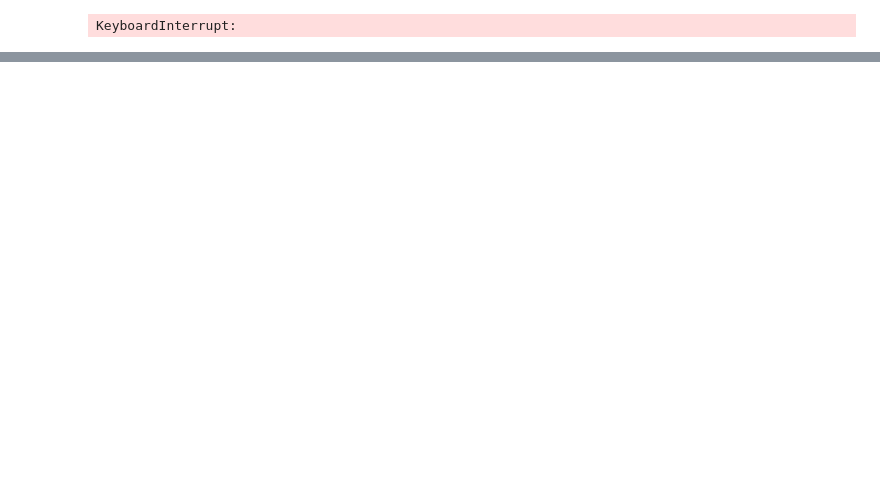
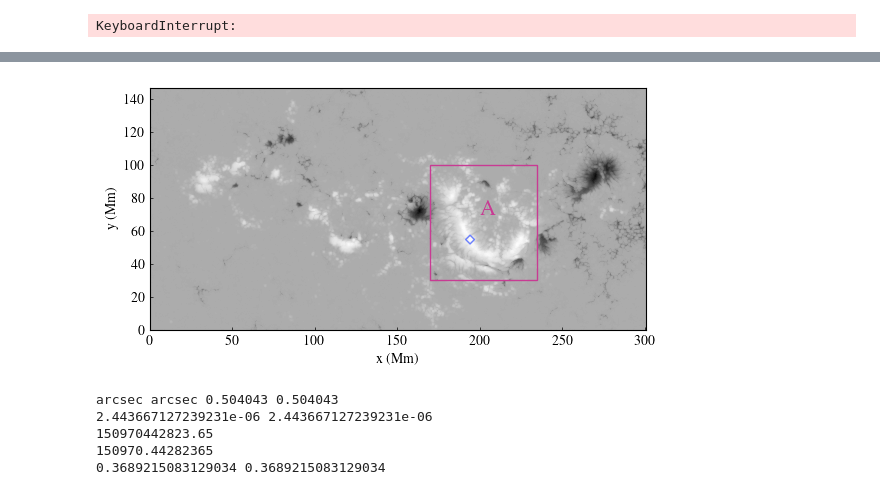
Before and after one commit to LMNadol/mflex, a Jupyter notebook: mhsflex/2024_cme_magnetograms.ipynb, the cells around one changed output, grey strips where cells are left out. Cells and saved outputs as stored; diff of their text form; code cells hidden in the pictures; blank space fills up the shorter version.

```diff
--- a/mhsflex/2024_cme_magnetograms.ipynb
+++ b/mhsflex/2024_cme_magnetograms.ipynb
@@ -42,6 +42,18 @@ cmap = colors.LinearSegmentedColormap.from_list(
 cmap2 = colors.LinearSegmentedColormap.from_list(
     "cmap2", ((0.000, (0.984, 1.000, 0.000)), (1.000, (1.000, 0.988, 0.761)))
 )
+
+c2 = (0.420, 0.502, 1.000)
+c3 = "black"
+c4 = (1.000, 0.224, 0.376)
+c5 = (0.784, 0.231, 0.576)
+c7 = (0.992, 0.251, 0.733)
+c8 = (0.867, 0.871, 0.184)
+c9 = (0.949, 0.922, 0.678)
+c10 = (0.984, 0.455, 0.231)
+c11 = (0.765, 0.835, 0.922)
+c12 = (0.965, 0.694, 0.486)
+c13 = (0.992, 0.584, 0.820)
 # %%
 path = "/Users/lilli/Desktop/Thesis/May2024_flare/magnetograms/hmi_m_45s_2024_05_06_14_01_30_tai_magnetogram.fits"
 # -150, 10, -350, -400
@@ -174,3 +279,44 @@ norm = colors.SymLogNorm(500, vmin=-7.5e2, vmax=7.5e2)
+# %%
+fig = plt.figure()
+ax = fig.add_subplot(111)
+C = ax.contourf(
+    x_grid,
+    y_grid,
+    data2d.bz,
+    100,
+    cmap=cmap,
+    # vmin = data3d.lf3D[nresol_y:2*nresol_y, nresol_x:2*nresol_x, iiz, 2].min(),
+    # vmax = data3d.lf3D[nresol_y:2*nresol_y, nresol_x:2*nresol_x, iiz, 2].max(),
+)
+# CS = ax.contour(
+#     x_grid,
+#     y_grid,
+#     data2d.bz,
+#     levels=(500, 2000),
+#     colors=[(0.576, 1.000, 0.271)],
+#     linewidths=1.0,
+# )
+ax.text(200, 70, "A", color=c5, fontsize=16)
+# ax.text(115, 65, "B", color=(0.576, 1.000, 0.271), fontsize=14)
+ax.scatter(data2d.x[526], data2d.y[148], s=20, marker='D', facecolors='none', edgecolors=c2)
+currentAxis = plt.gca()
+currentAxis.add_patch(
+    Rectangle(
+        (170, 30), 65, 70, fill=None, alpha=1, zorder=10, color=c5, lw=1.0
+    )
+)
+
+ax.set_xlabel("x (Mm)")
+ax.set_ylabel("y (Mm)")
+ax.set_box_aspect(1)
+ax.tick_params(direction="in", length=2, width=0.5)
+# fig.colorbar(C, shrink=0.5)
+ax.set_box_aspect(data2d.ny / data2d.nx)
+plotname =  "/Users/lilli/Desktop/Thesis/May2024_flare/magnetograms/May6.png"
+plt.savefig(plotname, dpi=300, bbox_inches="tight", pad_inches=0.1)
+plt.show()
+# %% [output]
+[figure, added]
 # %%
 path = "/Users/lilli/Desktop/Thesis/May2024_flare/magnetograms/hmi_m_45s_2024_05_06_14_01_30_tai_magnetogram.fits"
 hmi_image = sunpy.map.Map(path).rotate()
@@ -243,3 +389,11 @@ ax.tick_params(direction="in", length=2, width=0.5)
 plotname = folder + "/GOES_Xray_avg1m_2024_May_sunspots_8.png"
 plt.savefig(plotname, dpi=300, bbox_inches="tight", pad_inches=0.1)
 plt.show()
+# %%
+data2d = Field2dData.from_fits_SDO("/Users/lilli/Desktop/Thesis/May2024_flare/magnetograms/hmi_m_45s_2024_05_07_14_01_30_tai_magnetogram.fits")
+# %% [output]
+arcsec arcsec 0.504043 0.504043
+2.443667127239231e-06 2.443667127239231e-06
+150970442823.65
+150970.44282365
+0.3689215083129034 0.3689215083129034
```
Also changed, not shown: parts of 35 cells of this notebook, 3 other files.
